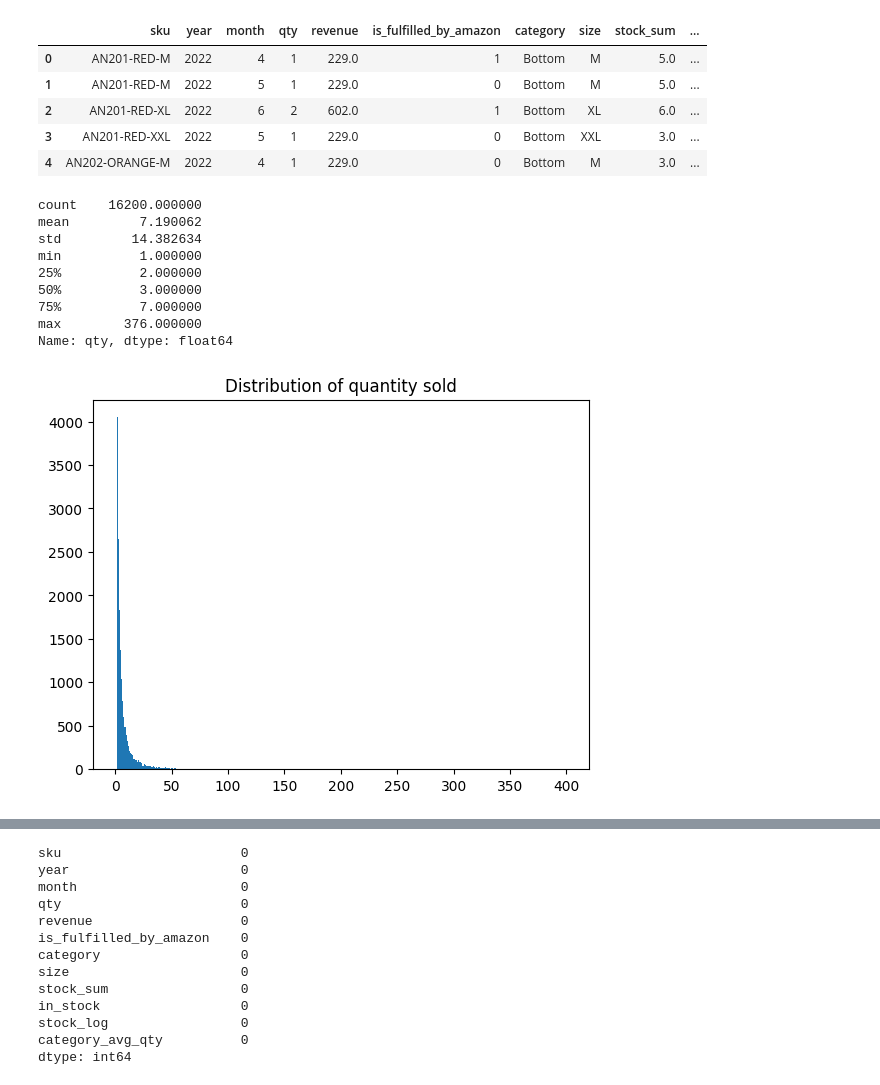
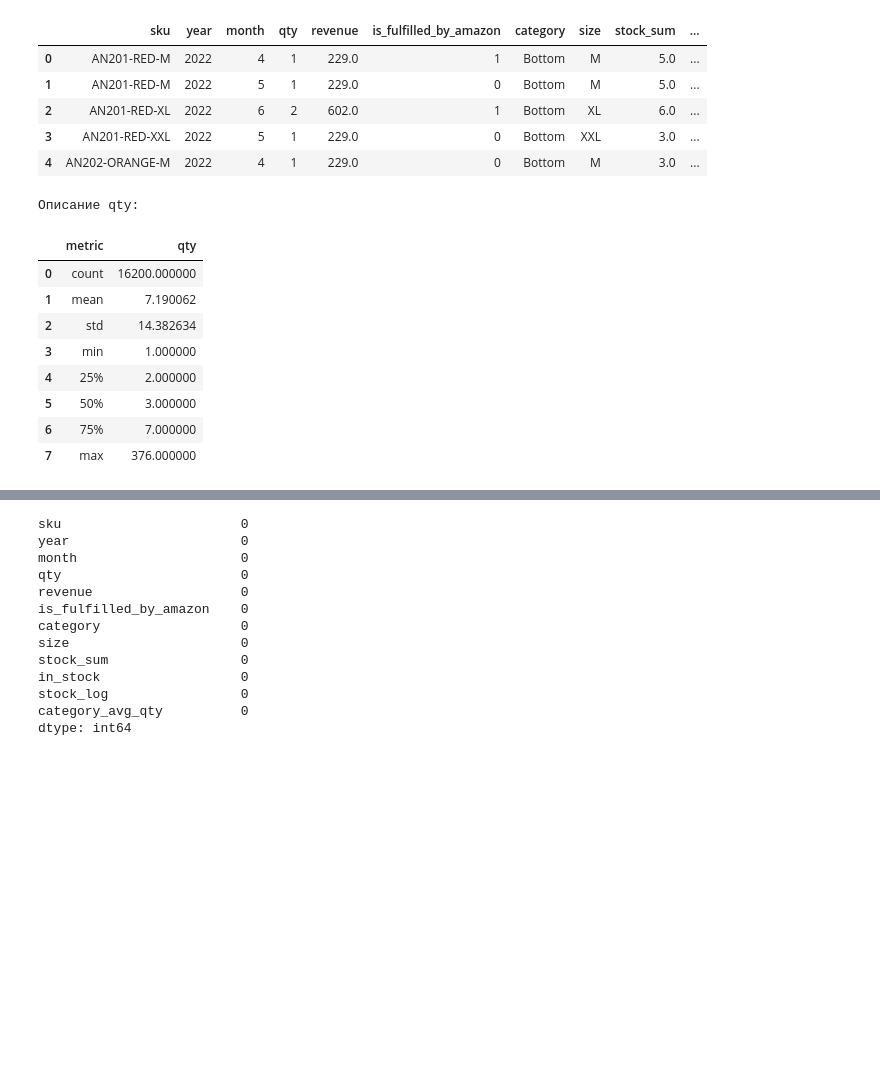
Before and after one commit to temakiselevv/ecommerce-analytics, a Jupyter notebook: notebooks/05_eda.ipynb, the cells around one changed output, grey strips where cells are left out. Cells and saved outputs as stored; diff of their text form; code cells hidden in the pictures; blank space fills up the shorter version.

```diff
--- a/notebooks/05_eda.ipynb
+++ b/notebooks/05_eda.ipynb
@@ -36,20 +42,37 @@ memory usage: 950.1 KB
 | 3 | AN201-RED-XXL | 2022 | 5 | 1 | 229.0 | 0 | Bottom | XXL | 3.0 | ... |
 | 4 | AN202-ORANGE-M | 2022 | 4 | 1 | 229.0 | 0 | Bottom | M | 3.0 | ... |
 # %%
-display(df['qty'].describe())
+eda_figs = {}
+eda_tables = {}
 
-plt.hist(df['qty'], bins=400, range=(0, 400))
-plt.title('Distribution of quantity sold')
-plt.show()
+describe_qty = (pd.DataFrame(df['qty']
+                            .describe())
+                            .reset_index()
+                            .rename(columns={'index': 'metric'})
+                            )
+eda_tables['Описание qty'] = describe_qty
+
+print('Описание qty:')
+display(describe_qty)
+
+fig = px.histogram(
+    df,
+    x='qty',
+    nbins=400,
+    range_x=[0, 400],
+    title='Distribution of quantity sold'
+)
+eda_figs['Distribution of quantity sold'] = fig
+fig.show()
 # %% [output]
-count    16200.000000
-mean         7.190062
-std         14.382634
-min          1.000000
-25%          2.000000
-50%          3.000000
-75%          7.000000
-max        376.000000
-Name: qty, dtype: float64
+Описание qty:
-[figure, removed]
+|  | metric | qty |
+| 0 | count | 16200.000000 |
+| 1 | mean | 7.190062 |
+| 2 | std | 14.382634 |
+| 3 | min | 1.000000 |
+| 4 | 25% | 2.000000 |
+| 5 | 50% | 3.000000 |
+| 6 | 75% | 7.000000 |
+| 7 | max | 376.000000 |
 # %%
```
Also changed, not shown: parts of 13 cells of this notebook, 2 other files.
